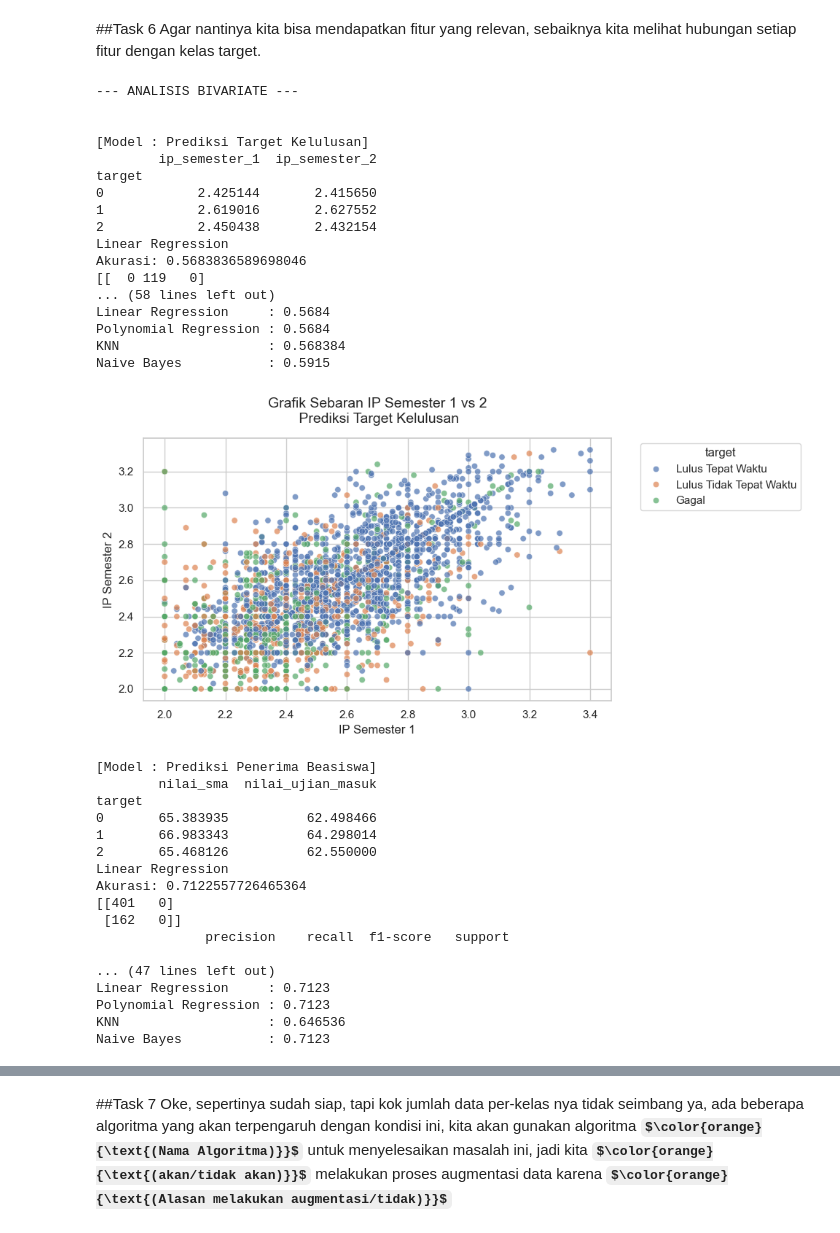
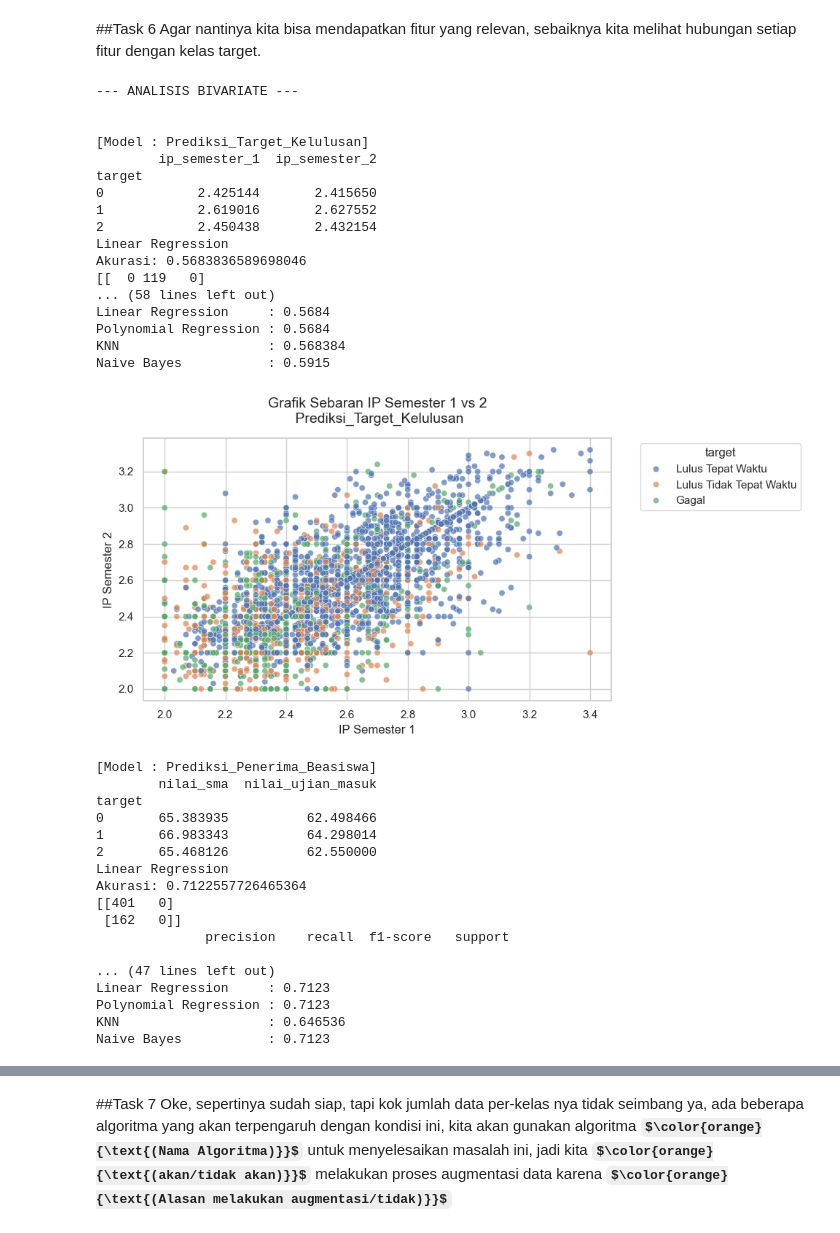
Before and after one commit to Yan-ac1/tugas, a Jupyter notebook: Tugas2/Tugas2.ipynb, the cells around one changed output, grey strips where cells are left out. Cells and saved outputs as stored; diff of their text form; code cells hidden in the pictures; some formulas as TeX source.

```diff
--- a/Tugas2/Tugas2.ipynb
+++ b/Tugas2/Tugas2.ipynb
@@ -321,7 +321,7 @@ feature_b = ['nilai_sma', 'nilai_ujian_masuk']
 Xx = [dfg_clean[feature_t],dfg_clean[feature_b]]
 yy = [dfg_clean[target_t],dfg_clean[target_b]]
 
-model_names = ["Prediksi Target Kelulusan", "Prediksi Penerima Beasiswa"]
+model_names = ["Prediksi_Target_Kelulusan", "Prediksi_Penerima_Beasiswa"]
 
 print("--- ANALISIS BIVARIATE ---\n")
 for X, y, name in zip(Xx, yy, model_names):
@@ -401,36 +401,36 @@ for X, y, name in zip(Xx, yy, model_names):
         data=plot_df,
         x='ip_semester_1' if name == model_names[0] else 'nilai_sma',
         y='ip_semester_2' if name == model_names[0] else 'nilai_ujian_masuk',
         hue='Target_Label',
         alpha=0.7,
         edgecolor='w'
     )
     plt.title(f"Grafik Sebaran {"IP Semester 1 vs 2" if name == model_names[0] else 'Nilai SMA vs Ujian Masuk'}\n {name}", fontsize=14, pad=15)
     plt.xlabel("IP Semester 1" if name == model_names[0] else 'Nilai SMA', fontsize=12)
     plt.ylabel("IP Semester 2" if name == model_names[0] else 'Ujian Masuk', fontsize=12)
     plt.legend(title=target_t if name == model_names[0] else target_b, bbox_to_anchor=(1.05, 1), loc='upper left')
     plt.tight_layout()
     plt.show()
 # %% [output]
 --- ANALISIS BIVARIATE ---
 
 
-[Model : Prediksi Target Kelulusan]
+[Model : Prediksi_Target_Kelulusan]
         ip_semester_1  ip_semester_2
 target
 0            2.425144       2.415650
 1            2.619016       2.627552
 2            2.450438       2.432154
 Linear Regression
 Akurasi: 0.5683836589698046
 [[  0 119   0]
 ... (58 lines left out)
 Linear Regression     : 0.5684
 Polynomial Regression : 0.5684
 KNN                   : 0.568384
 Naive Bayes           : 0.5915
-[figure, old version]
+[figure, new version]
-[Model : Prediksi Penerima Beasiswa]
+[Model : Prediksi_Penerima_Beasiswa]
         nilai_sma  nilai_ujian_masuk
 target
 0       65.383935          62.498466
```
Also changed, not shown: parts of 3 cells of this notebook.
